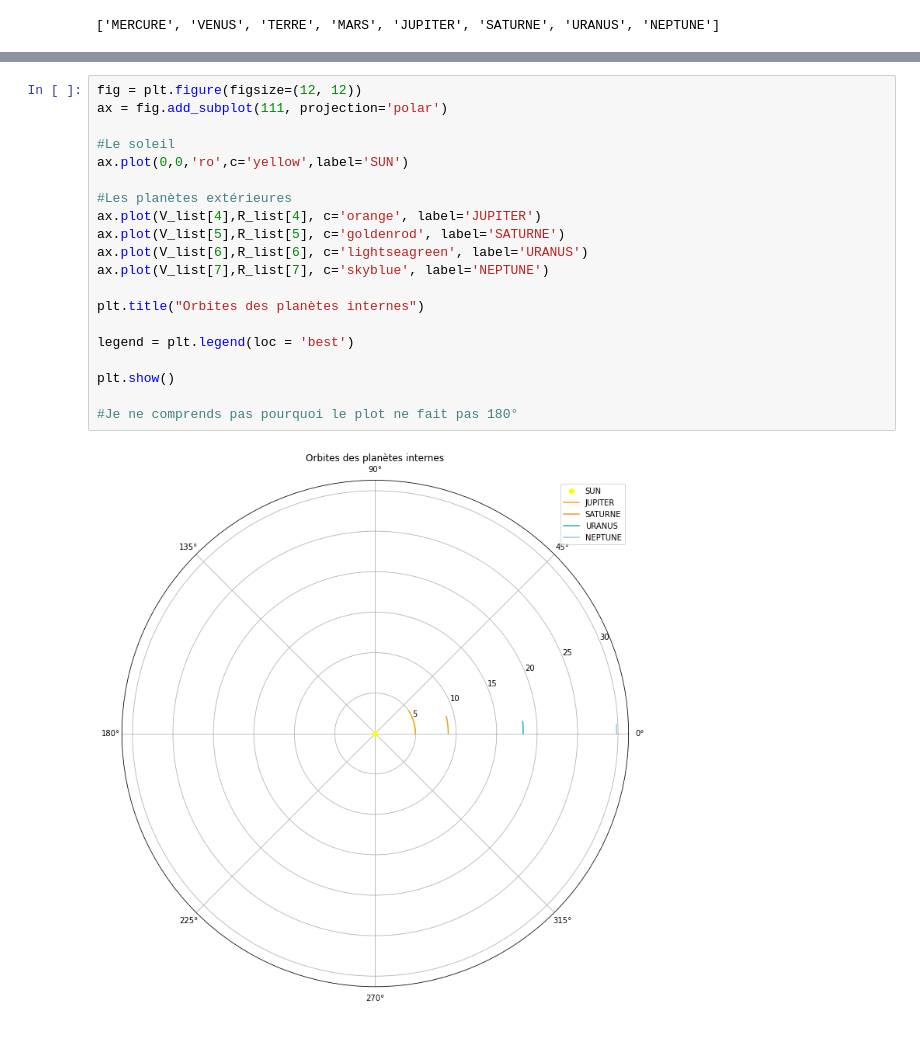
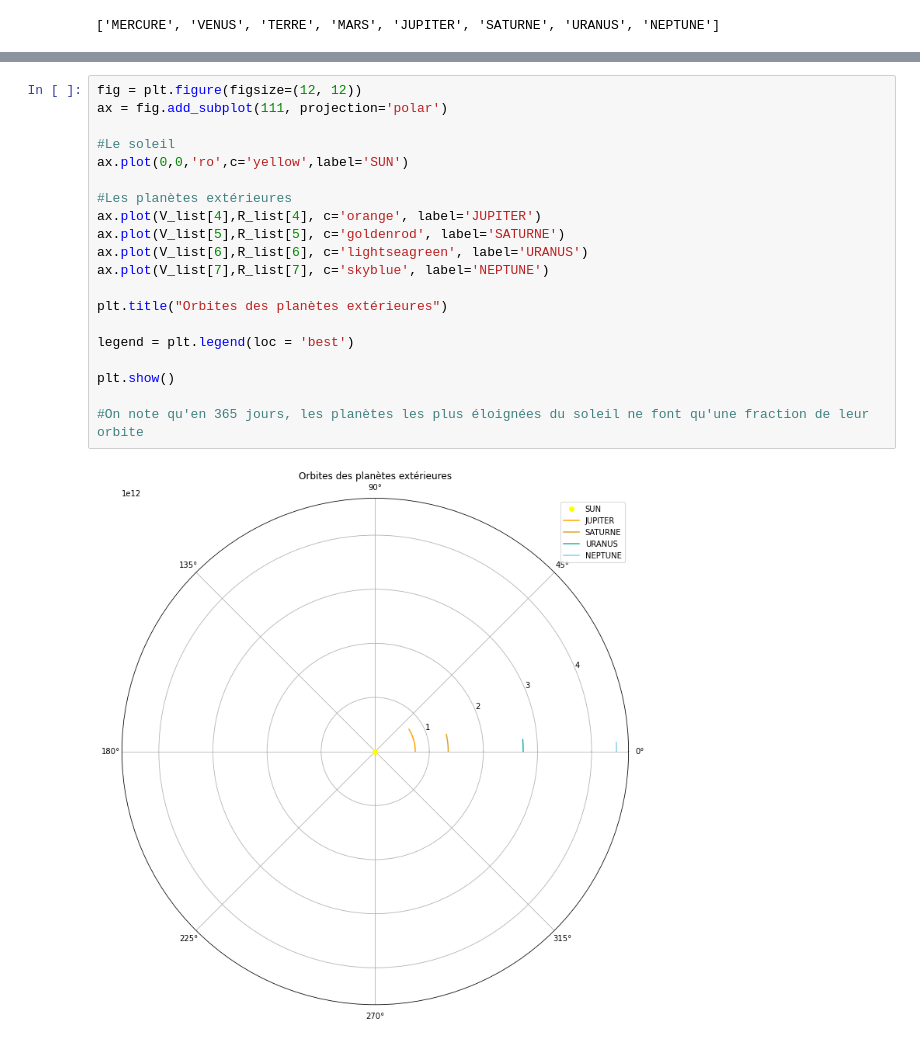
Before and after one commit to ZircZag/planetarium, a Jupyter notebook: Planetarium.ipynb, the cells around one changed output, grey strips where cells are left out. Saved outputs shown, nothing was run; the diff lists cells and outputs as text.

```diff
--- a/Planetarium.ipynb
+++ b/Planetarium.ipynb
@@ -113,22 +113,22 @@ plt.show()
 # %%
 fig = plt.figure(figsize=(12, 12))
 ax = fig.add_subplot(111, projection='polar')
 
 #Le soleil
 ax.plot(0,0,'ro',c='yellow',label='SUN')
 
 #Les planètes extérieures
 ax.plot(V_list[4],R_list[4], c='orange', label='JUPITER')
 ax.plot(V_list[5],R_list[5], c='goldenrod', label='SATURNE')
 ax.plot(V_list[6],R_list[6], c='lightseagreen', label='URANUS')
 ax.plot(V_list[7],R_list[7], c='skyblue', label='NEPTUNE')
 
-plt.title("Orbites des planètes internes")
+plt.title("Orbites des planètes extérieures")
 
 legend = plt.legend(loc = 'best')
 
 plt.show()
 
-#Je ne comprends pas pourquoi le plot ne fait pas 180°
+#On note qu'en 365 jours, les planètes les plus éloignées du soleil ne font qu'une fraction de leur orbite
 # %% [output]
-[figure, old version]
+[figure, new version]
```
Also changed, not shown: parts of 1 cell of this notebook, 1 other file.
